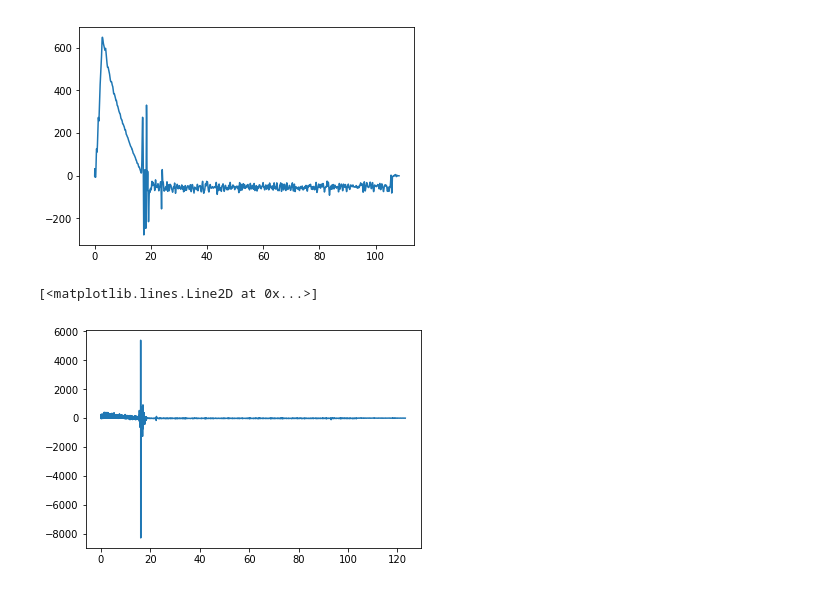
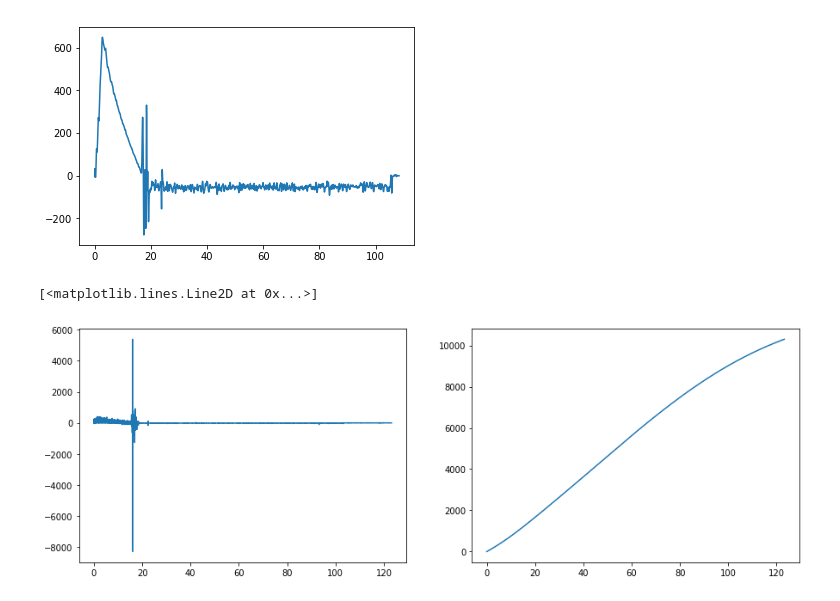
Before and after one commit to DuncanBark/Data_Analysis, a Jupyter notebook: OYAltimeters.ipynb, the cells around one changed output. Saved outputs shown, nothing was run; the diff lists cells and outputs as text; code cells hidden in the pictures.

```diff
--- a/OYAltimeters.ipynb
+++ b/OYAltimeters.ipynb
@@ -165,5 +165,13 @@ emVel = [0.0] + [dx / dt for dx, dt in zip(diff(emAlt), diff(emTime))]
-# %%
-plot(emTime, emVel)
-# %% [output]
-[<matplotlib.lines.Line2D at 0x...>]
-[figure, removed]
+# %%
+emVel = [0.0] + [dx / dt for dx, dt in zip(diff(emAlt), diff(emTime))]
+
+def f(x):
+    return emAccel[int(x)]
+
+
+# emVelInt = [0]/
+# for x in range(0, len(emTime)):
+#     emVelInt.append(trapz(emAccel, dx=.1))
+
+emVelInt = odeint(lambda y,x: f(x), 0, emTime)
+#emVelInt = odeint(f, emAccel, emTime)
@@ -170,3 +180,16 @@ plot(emTime, emVel)
+# %%
+# base data plot
+
+figure(figsize = (15,5))
+
+subplot(121)
+plot(emTime, emVel)
+
+subplot(122)
+plot(emTime, emVelInt)
+# %% [output]
+[<matplotlib.lines.Line2D at 0x...>]
+[figure, added]
 # %%
 emVelAdj = list(emVel)
 slVelAdj = list(slVel)
```
Also changed, not shown: parts of 8 cells of this notebook.
